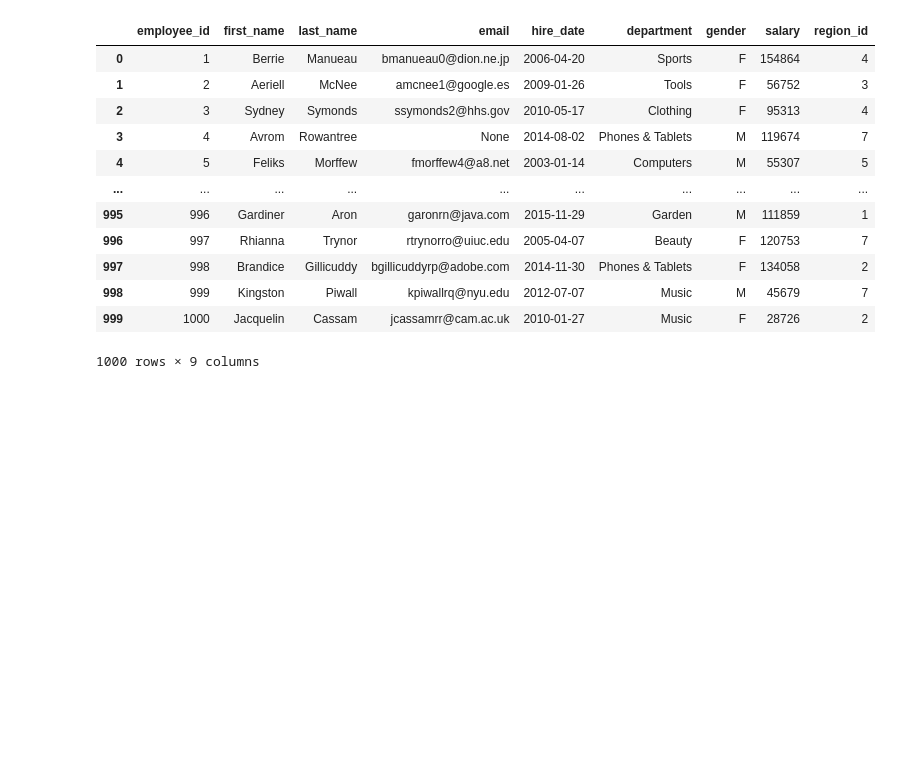
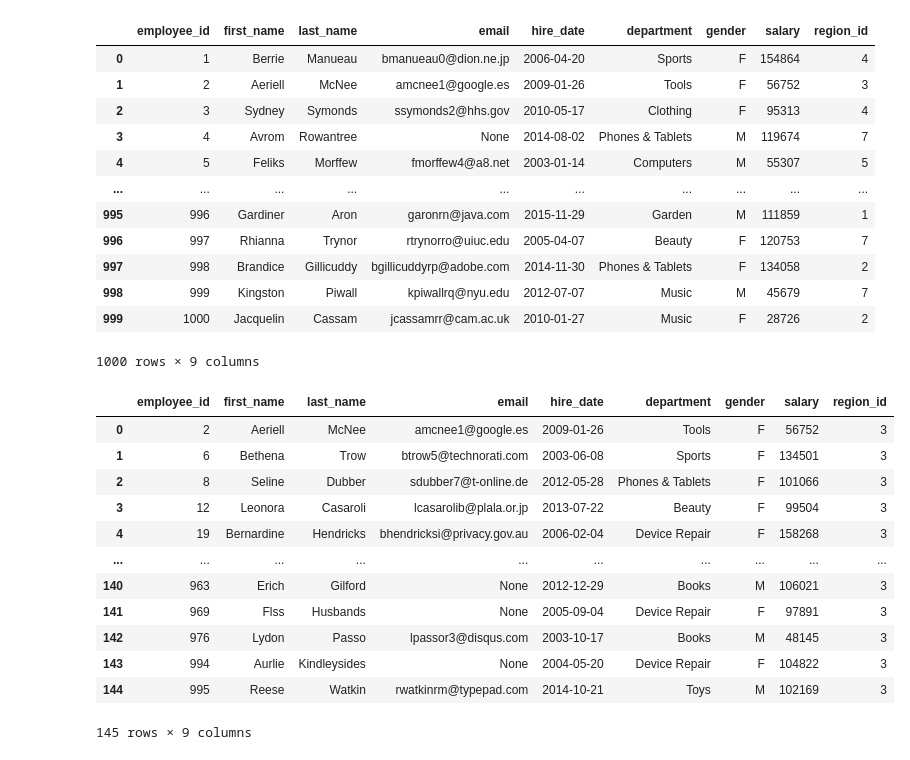
Before and after one commit to sayaanfrah/DSA_Python, a Jupyter notebook: first/second.ipynb, the cells around one changed output. Saved outputs shown, nothing was run; the diff lists cells and outputs as text; code cells hidden in the pictures; blank space fills up the shorter version.

```diff
--- a/first/second.ipynb
+++ b/first/second.ipynb
@@ -418,3 +414,19 @@ df
 | 998 | 999 | Kingston | Piwall | kpiwallrq@nyu.edu | 2012-07-07 | Music | M | 45679 | 7 |
 | 999 | 1000 | Jacquelin | Cassam | jcassamrr@cam.ac.uk | 2010-01-27 | Music | F | 28726 | 2 |
 1000 rows × 9 columns
+# %%
+pd.read_sql_query("select * from employees where region_id = 3",con)
+# %% [output]
+|  | employee_id | first_name | last_name | email | hire_date | department | gender | salary | region_id |
+| 0 | 2 | Aeriell | McNee | amcnee1@google.es | 2009-01-26 | Tools | F | 56752 | 3 |
+| 1 | 6 | Bethena | Trow | btrow5@technorati.com | 2003-06-08 | Sports | F | 134501 | 3 |
+| 2 | 8 | Seline | Dubber | sdubber7@t-online.de | 2012-05-28 | Phones & Tablets | F | 101066 | 3 |
+| 3 | 12 | Leonora | Casaroli | lcasarolib@plala.or.jp | 2013-07-22 | Beauty | F | 99504 | 3 |
+| 4 | 19 | Bernardine | Hendricks | bhendricksi@privacy.gov.au | 2006-02-04 | Device Repair | F | 158268 | 3 |
+| ... | ... | ... | ... | ... | ... | ... | ... | ... | ... |
+| 140 | 963 | Erich | Gilford | None | 2012-12-29 | Books | M | 106021 | 3 |
+| 141 | 969 | Flss | Husbands | None | 2005-09-04 | Device Repair | F | 97891 | 3 |
+| 142 | 976 | Lydon | Passo | lpassor3@disqus.com | 2003-10-17 | Books | M | 48145 | 3 |
+| 143 | 994 | Aurlie | Kindleysides | None | 2004-05-20 | Device Repair | F | 104822 | 3 |
+| 144 | 995 | Reese | Watkin | rwatkinrm@typepad.com | 2014-10-21 | Toys | M | 102169 | 3 |
+145 rows × 9 columns
```
Also changed, not shown: parts of 4 cells of this notebook.
